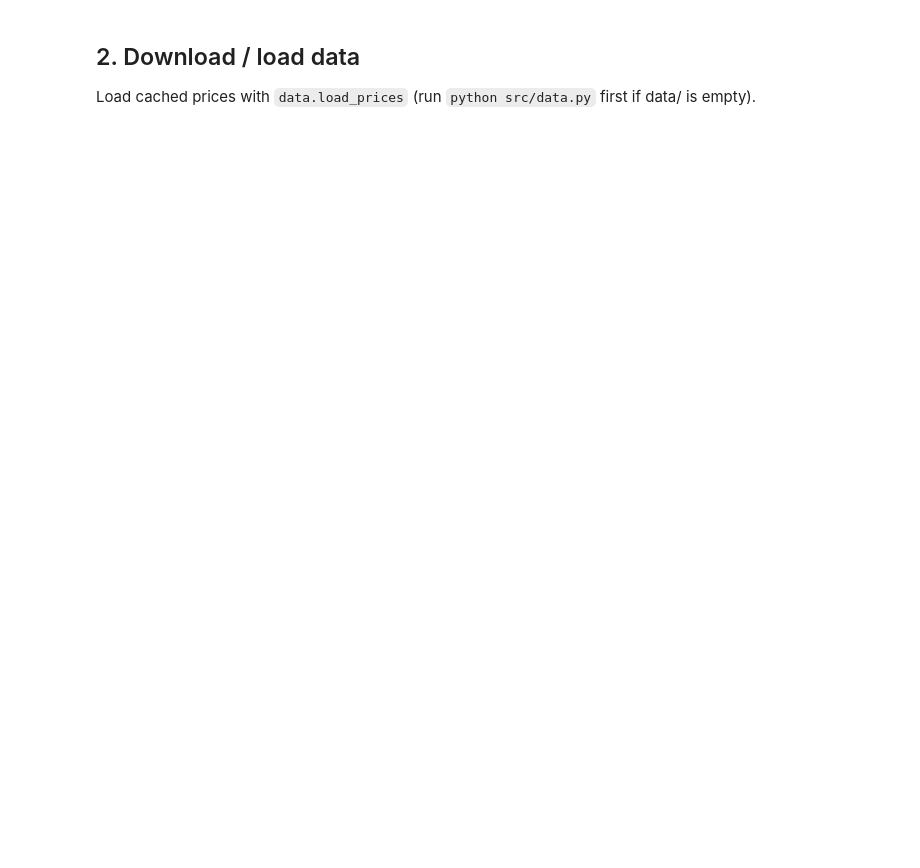
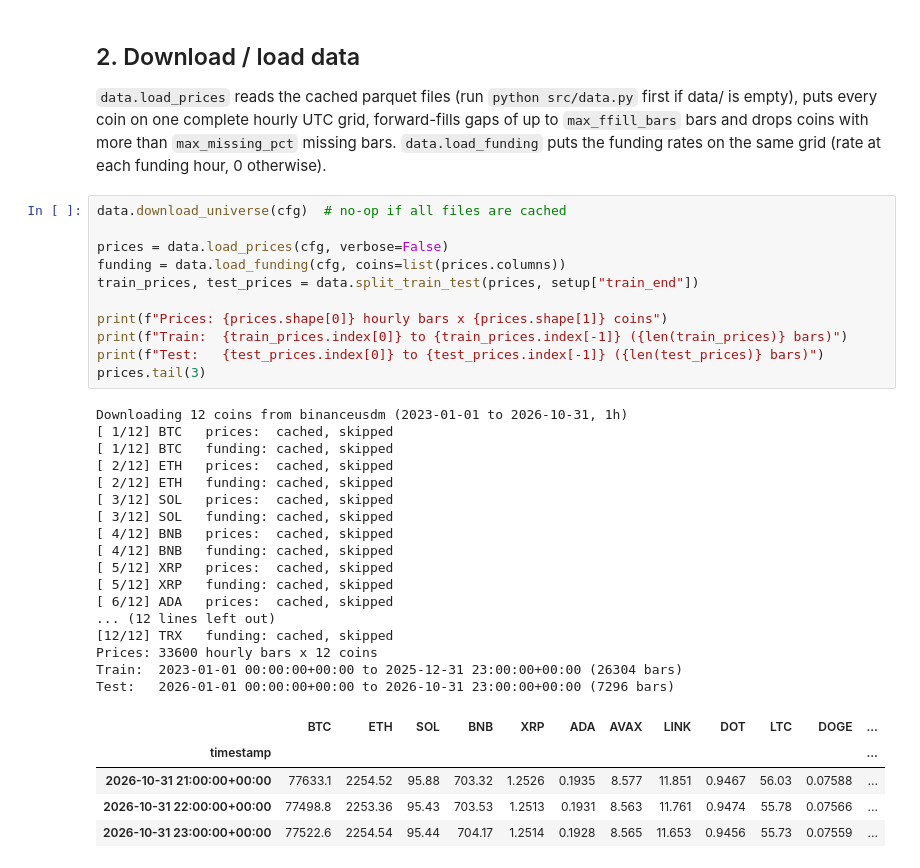
Before and after one commit to Nikolalt/kjoeh, a Jupyter notebook: notebooks/01_data.ipynb, the cells around one changed output. Cells and saved outputs as stored; diff of their text form; blank space fills up the shorter version.

```diff
--- a/notebooks/01_data.ipynb
+++ b/notebooks/01_data.ipynb
@@ -20,7 +40,44 @@ Read `config.yaml` and show the universe, timeframe and date range.
 # %% [markdown]
 ## 2. Download / load data
 
-Load cached prices with `data.load_prices` (run `python src/data.py` first if data/ is empty).
+`data.load_prices` reads the cached parquet files (run `python src/data.py` first if data/ is empty),
+puts every coin on one complete hourly UTC grid, forward-fills gaps of up to `max_ffill_bars` bars
+and drops coins with more than `max_missing_pct` missing bars. `data.load_funding` puts the funding
+rates on the same grid (rate at each funding hour, 0 otherwise).
+# %%
+data.download_universe(cfg)  # no-op if all files are cached
+
+prices = data.load_prices(cfg, verbose=False)
+funding = data.load_funding(cfg, coins=list(prices.columns))
+train_prices, test_prices = data.split_train_test(prices, setup["train_end"])
+
+print(f"Prices: {prices.shape[0]} hourly bars x {prices.shape[1]} coins")
+print(f"Train:  {train_prices.index[0]} to {train_prices.index[-1]} ({len(train_prices)} bars)")
+print(f"Test:   {test_prices.index[0]} to {test_prices.index[-1]} ({len(test_prices)} bars)")
+prices.tail(3)
+# %% [output]
+Downloading 12 coins from binanceusdm (2023-01-01 to 2026-10-31, 1h)
+[ 1/12] BTC   prices:  cached, skipped
+[ 1/12] BTC   funding: cached, skipped
+[ 2/12] ETH   prices:  cached, skipped
+[ 2/12] ETH   funding: cached, skipped
+[ 3/12] SOL   prices:  cached, skipped
+[ 3/12] SOL   funding: cached, skipped
+[ 4/12] BNB   prices:  cached, skipped
+[ 4/12] BNB   funding: cached, skipped
+[ 5/12] XRP   prices:  cached, skipped
+[ 5/12] XRP   funding: cached, skipped
+[ 6/12] ADA   prices:  cached, skipped
+... (12 lines left out)
+[12/12] TRX   funding: cached, skipped
+Prices: 33600 hourly bars x 12 coins
+Train:  2023-01-01 00:00:00+00:00 to 2025-12-31 23:00:00+00:00 (26304 bars)
+Test:   2026-01-01 00:00:00+00:00 to 2026-10-31 23:00:00+00:00 (7296 bars)
+|  | BTC | ETH | SOL | BNB | XRP | ADA | AVAX | LINK | DOT | LTC | DOGE | ... |
+| timestamp |  |  |  |  |  |  |  |  |  |  |  | ... |
+| 2026-10-31 21:00:00+00:00 | 77633.1 | 2254.52 | 95.88 | 703.32 | 1.2526 | 0.1935 | 8.577 | 11.851 | 0.9467 | 56.03 | 0.07588 | ... |
+| 2026-10-31 22:00:00+00:00 | 77498.8 | 2253.36 | 95.43 | 703.53 | 1.2513 | 0.1931 | 8.563 | 11.761 | 0.9474 | 55.78 | 0.07566 | ... |
+| 2026-10-31 23:00:00+00:00 | 77522.6 | 2254.54 | 95.44 | 704.17 | 1.2514 | 0.1928 | 8.565 | 11.653 | 0.9456 | 55.73 | 0.07559 | ... |
 # %% [markdown]
 ## 3. Data quality
 
```
Also changed, not shown: parts of 14 cells of this notebook, 2 other files.
